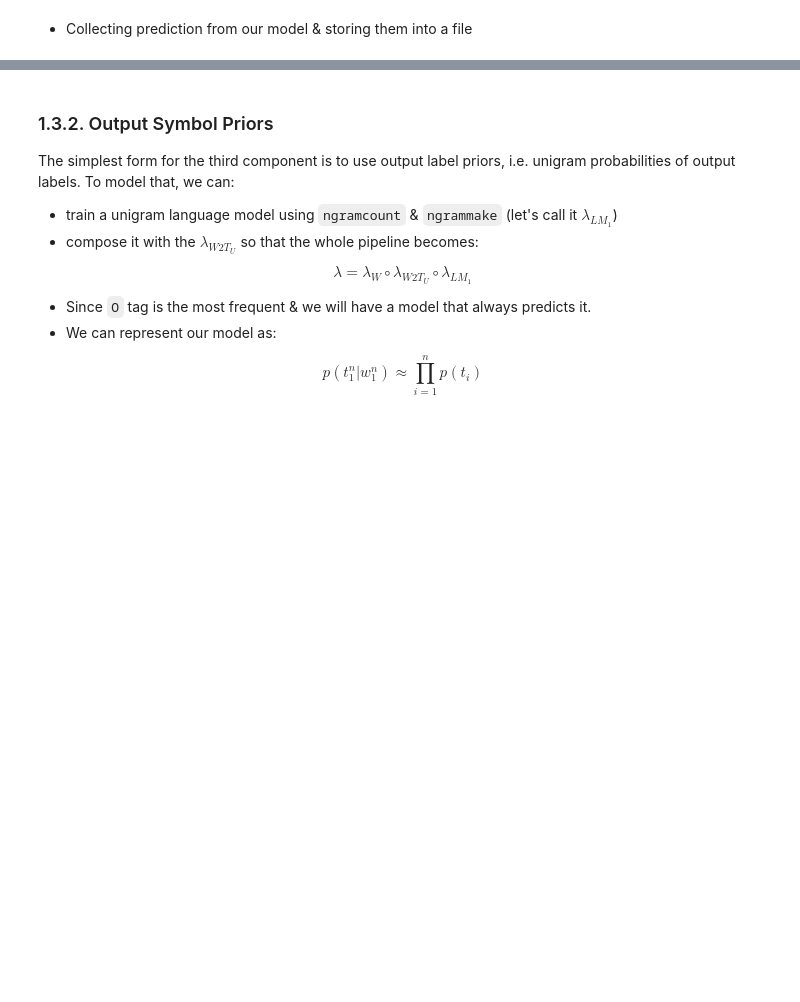
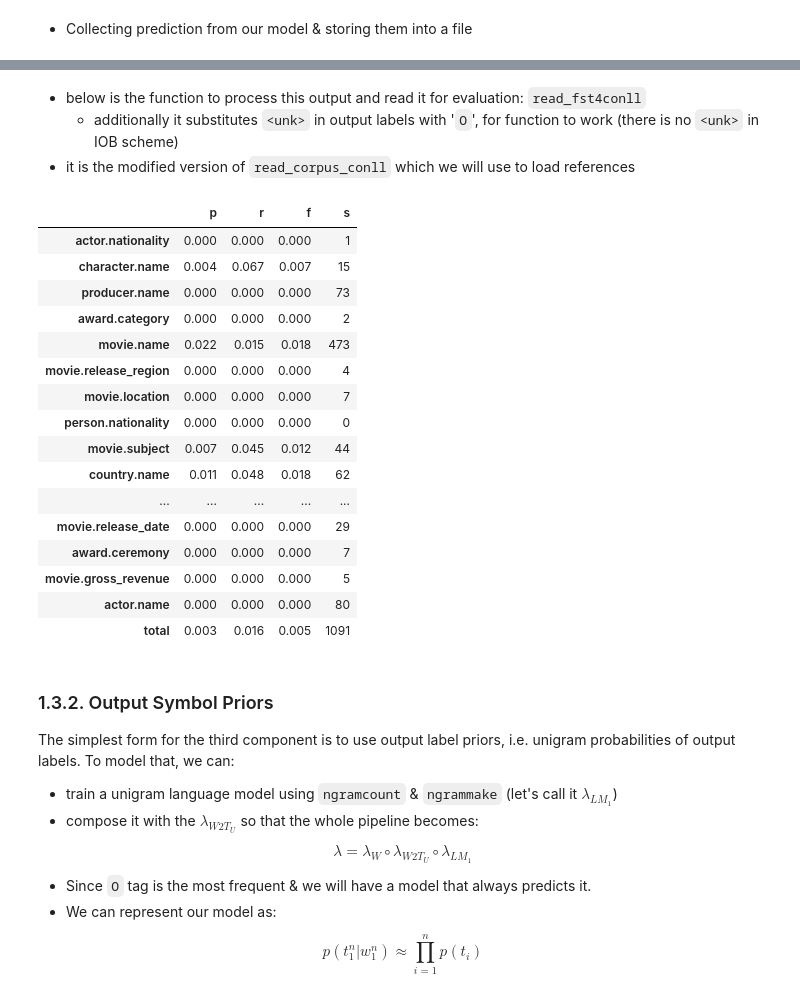
Before and after one commit to esrel/UNITN.LUS.Lab, a Jupyter notebook: notebooks/sequence_labeling_wfsm.ipynb, the cells around one changed output, grey strips where cells are left out. Cells and saved outputs as stored; diff of their text form; code cells hidden in the pictures; blank space fills up the shorter version.

```diff
--- a/notebooks/sequence_labeling_wfsm.ipynb
+++ b/notebooks/sequence_labeling_wfsm.ipynb
@@ -317,3 +353,64 @@ person.nationality: precision:   0.00%; recall:   0.00%; FB1:   0.00  274
+# %% [markdown]
+- below is the function to process this output and read it for evaluation: `read_fst4conll`
+    - additionally it substitutes `<unk>` in output labels with '`O`', for function to work (there is no `<unk>` in IOB scheme)
+- it is the modified version of `read_corpus_conll` which we will use to load references
+# %%
+# modified version to support fst-output
+def read_fst4conll(fst_file, fs="\t", oov='<unk>', otag='O'):
+    """
+    :param corpus_file: corpus in conll format
+    :param fs: field separator
+    :param oov: token to map to 'O' (we need to get rid of <unk> in labels)
+    :return: corpus
+    """
+    sents = []  # list to hold words list sequences
+    words = []  # list to hold feature tuples
+
+    for line in open(fst_file):
+        line = line.strip()
+        if len(line.strip()) > 0:
+            feats = tuple(line.strip().split(fs))
+            # arc has minimum 3 columns, else final state
+            if len(feats) >= 3:
+                ist = feats[2]  # 3rd column (input)
+                ost = feats[3]  # 4th column (output)
+                # replace '<unk>' with 'O'
+                ost = otag if ost == oov else ost
+                words.append((ist, ost))
+            else:
+                sents.append(words)
+                words = []
+        else:
+            if len(words) > 0:
+                sents.append(words)
+                words = []
+    return sents
+# %%
+refs = read_corpus_conll('tst.conll')
+hyps = read_fst4conll('w2t_u.out')
+
+results = evaluate(refs, hyps)
+
+pd_tbl = pd.DataFrame().from_dict(results, orient='index')
+pd_tbl.round(decimals=3)
+# %% [output]
+|  | p | r | f | s |
+| actor.nationality | 0.000 | 0.000 | 0.000 | 1 |
+| character.name | 0.004 | 0.067 | 0.007 | 15 |
+| producer.name | 0.000 | 0.000 | 0.000 | 73 |
+| award.category | 0.000 | 0.000 | 0.000 | 2 |
+| movie.name | 0.022 | 0.015 | 0.018 | 473 |
+| movie.release_region | 0.000 | 0.000 | 0.000 | 4 |
+| movie.location | 0.000 | 0.000 | 0.000 | 7 |
+| person.nationality | 0.000 | 0.000 | 0.000 | 0 |
+| movie.subject | 0.007 | 0.045 | 0.012 | 44 |
+| country.name | 0.011 | 0.048 | 0.018 | 62 |
+| ... | ... | ... | ... | ... |
+| movie.release_date | 0.000 | 0.000 | 0.000 | 29 |
+| award.ceremony | 0.000 | 0.000 | 0.000 | 7 |
+| movie.gross_revenue | 0.000 | 0.000 | 0.000 | 5 |
+| actor.name | 0.000 | 0.000 | 0.000 | 80 |
+| total | 0.003 | 0.016 | 0.005 | 1091 |
 # %% [markdown]
 ### 1.3.2. Output Symbol Priors
 
```
Also changed, not shown: parts of 48 cells of this notebook.
